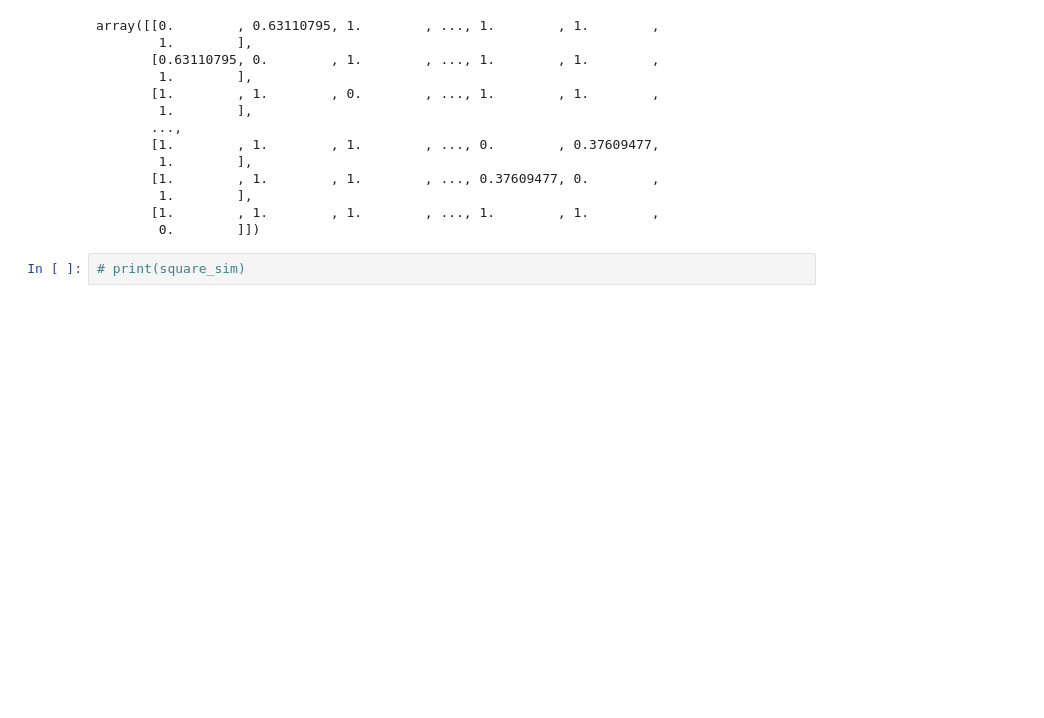
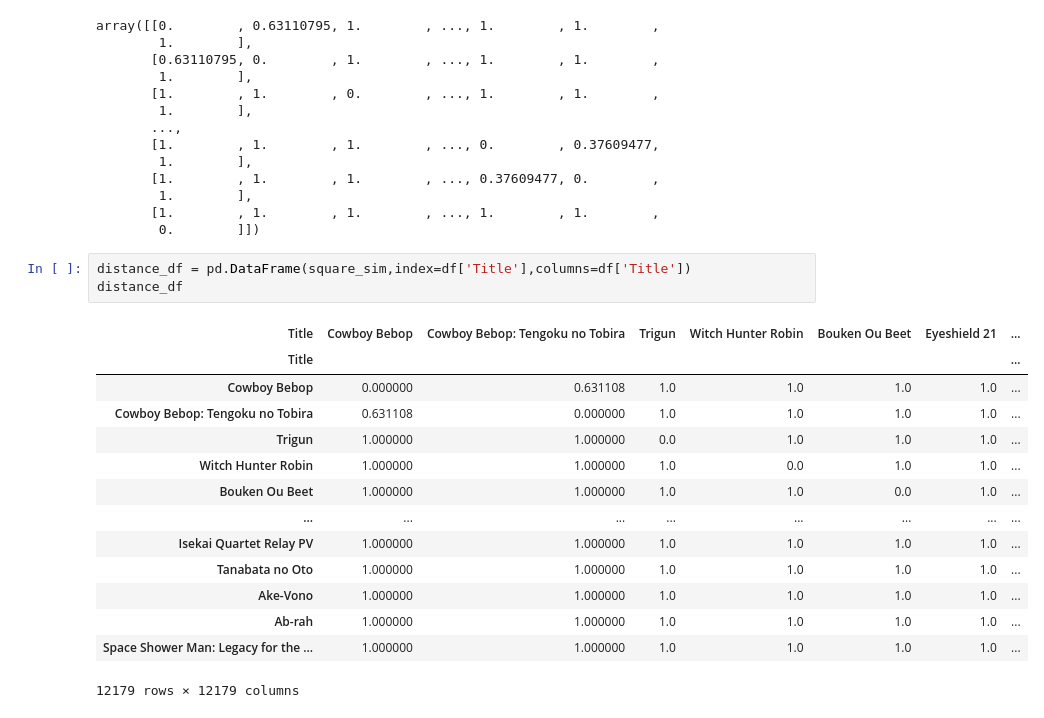
Before and after one commit to andrewbrr4/anime-reccomender, a Jupyter notebook: anime-content-based-rec.ipynb, the cells around one changed output. Saved outputs shown, nothing was run; the diff lists cells and outputs as text; blank space fills up the shorter version.

```diff
--- a/anime-content-based-rec.ipynb
+++ b/anime-content-based-rec.ipynb
@@ -314,5 +314,21 @@ array([[0.        , 0.63110795, 1.        , ..., 1.        , 1.        ,
         1.        ],
        [1.        , 1.        , 1.        , ..., 1.        , 1.        ,
         0.        ]])
-# %%
-# print(square_sim)
+# %%
+distance_df = pd.DataFrame(square_sim,index=df['Title'],columns=df['Title'])
+distance_df
+# %% [output]
+| Title | Cowboy Bebop | Cowboy Bebop: Tengoku no Tobira | Trigun | Witch Hunter Robin | Bouken Ou Beet | Eyeshield 21 | ... |
+| Title |  |  |  |  |  |  | ... |
+| Cowboy Bebop | 0.000000 | 0.631108 | 1.0 | 1.0 | 1.0 | 1.0 | ... |
+| Cowboy Bebop: Tengoku no Tobira | 0.631108 | 0.000000 | 1.0 | 1.0 | 1.0 | 1.0 | ... |
+| Trigun | 1.000000 | 1.000000 | 0.0 | 1.0 | 1.0 | 1.0 | ... |
+| Witch Hunter Robin | 1.000000 | 1.000000 | 1.0 | 0.0 | 1.0 | 1.0 | ... |
+| Bouken Ou Beet | 1.000000 | 1.000000 | 1.0 | 1.0 | 0.0 | 1.0 | ... |
+| ... | ... | ... | ... | ... | ... | ... | ... |
+| Isekai Quartet Relay PV | 1.000000 | 1.000000 | 1.0 | 1.0 | 1.0 | 1.0 | ... |
+| Tanabata no Oto | 1.000000 | 1.000000 | 1.0 | 1.0 | 1.0 | 1.0 | ... |
+| Ake-Vono | 1.000000 | 1.000000 | 1.0 | 1.0 | 1.0 | 1.0 | ... |
+| Ab-rah | 1.000000 | 1.000000 | 1.0 | 1.0 | 1.0 | 1.0 | ... |
+| Space Shower Man: Legacy for the ... | 1.000000 | 1.000000 | 1.0 | 1.0 | 1.0 | 1.0 | ... |
+12179 rows × 12179 columns
```
